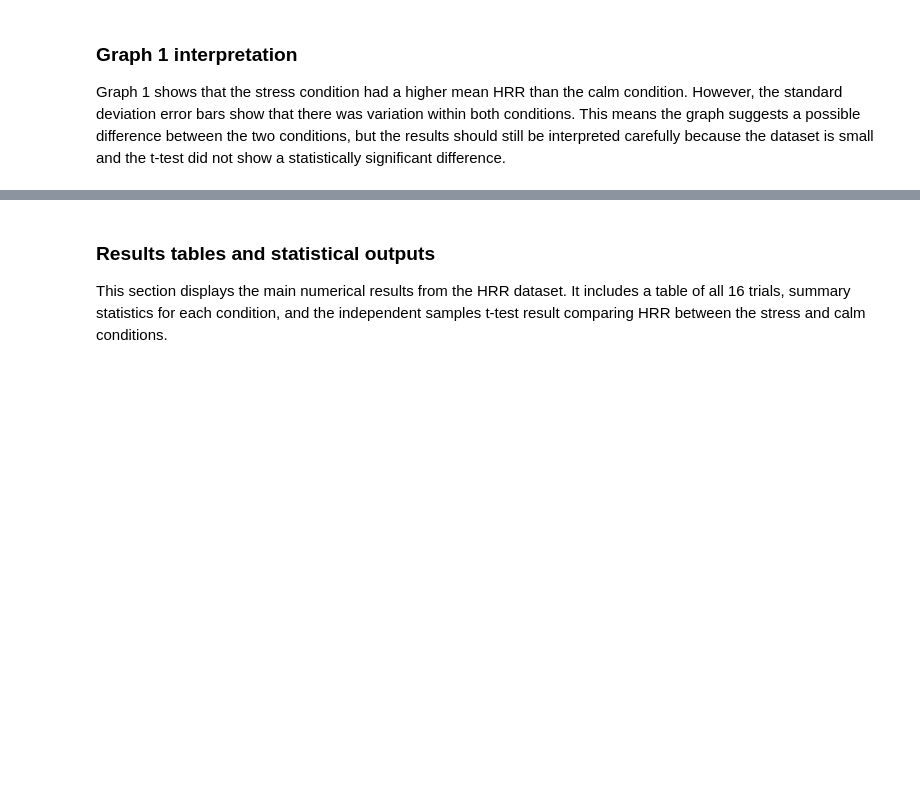
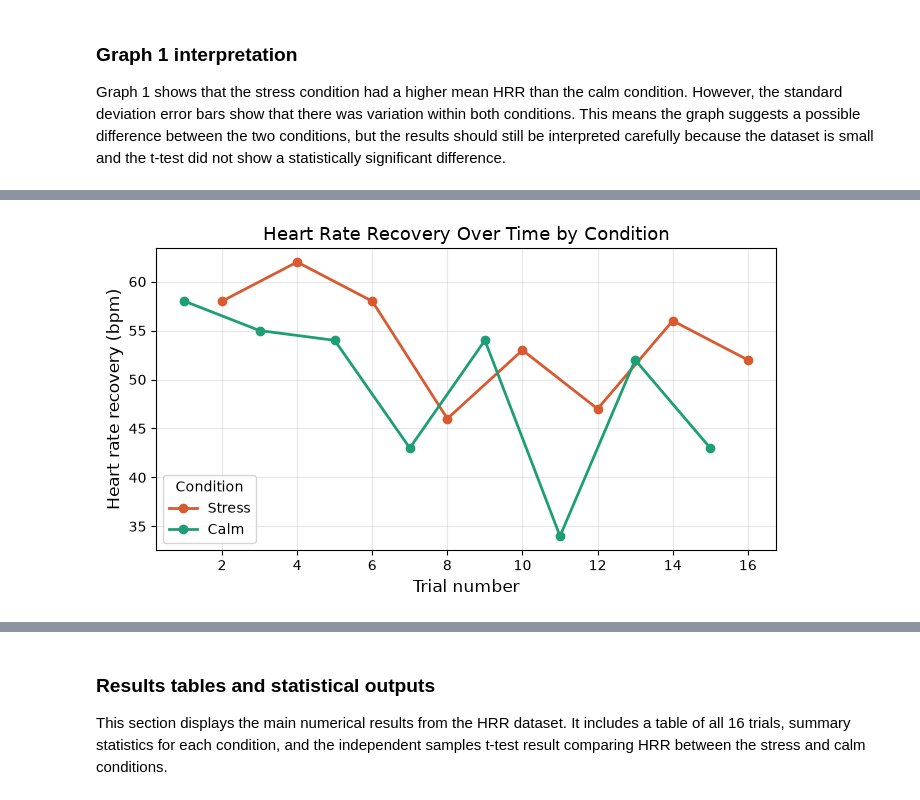
Before and after one commit to ctyy7/hrr-research-project, a Jupyter notebook: notebooks/01_create_research_table.ipynb, the cells around one changed output, grey strips where cells are left out. Saved outputs shown, nothing was run; the diff lists cells and outputs as text; code cells hidden in the pictures; blank space fills up the shorter version.

Commit message:
Finalize Graph 2 and clean analysis notebook

```diff
--- a/notebooks/01_create_research_table.ipynb
+++ b/notebooks/01_create_research_table.ipynb
@@ -1604,0 +1213,80 @@ Graph 1 shows that the stress condition had a higher mean HRR than the calm cond
+# %%
+# Import libraries for data analysis, graphing, and file paths
+import pandas as pd
+import matplotlib.pyplot as plt
+from pathlib import Path
+
+# Find the main project folder.
+# If the notebook is inside the "notebooks" folder, move one level up.
+project_root = Path.cwd().parent if Path.cwd().name == "notebooks" else Path.cwd()
+
+# Set the path to the final HRR dataset and the figures folder
+data_path = project_root / "data" / "hrr_data.csv"
+figures_folder = project_root / "figures"
+
+# Create the figures folder if it does not already exist
+figures_folder.mkdir(exist_ok=True)
+
+# Load the final HRR dataset
+df = pd.read_csv(data_path)
+
+# Make sure trial_id and HRR are treated as numerical values
+df["trial_id"] = pd.to_numeric(df["trial_id"], errors="coerce")
+df["hrr"] = pd.to_numeric(df["hrr"], errors="coerce")
+
+# Separate the dataset by condition and sort each condition by trial number
+stress_df = df[df["condition"] == "stress"].sort_values("trial_id")
+calm_df = df[df["condition"] == "calm"].sort_values("trial_id")
+
+# Create the final Graph 2 figure
+plt.figure(figsize=(7, 4))
+
+# Plot HRR across trial number for the stress condition
+plt.plot(
+    stress_df["trial_id"],
+    stress_df["hrr"],
+    marker="o",
+    linewidth=2,
+    markersize=6,
+    color="#D85A30",
+    label="Stress"
+)
+
+# Plot HRR across trial number for the calm condition
+plt.plot(
+    calm_df["trial_id"],
+    calm_df["hrr"],
+    marker="o",
+    linewidth=2,
+    markersize=6,
+    color="#1D9E75",
+    label="Calm"
+)
+
+# Add clear and descriptive axis labels
+plt.xlabel("Trial number", fontsize=12)
+plt.ylabel("Heart rate recovery (bpm)", fontsize=12)
+
+# Add a clear title
+plt.title("Heart Rate Recovery Over Time by Condition", fontsize=13)
+
+# Make tick labels readable
+plt.xticks(fontsize=10)
+plt.yticks(fontsize=10)
+
+# Add a clear legend
+plt.legend(title="Condition", fontsize=10, title_fontsize=10)
+
+# Add a light grid to make the trend easier to read
+plt.grid(True, alpha=0.3)
+
+# Make the layout fit neatly before saving
+plt.tight_layout()
+
+# Save the final graph at 300 dpi for high quality
+plt.savefig(figures_folder / "graph2_final.png", dpi=300, bbox_inches="tight")
+
+# Show the graph in the notebook
+plt.show()
+# %% [output]
+[figure, new version]
```
Also changed, not shown: parts of 23 cells of this notebook, 1 other file.
